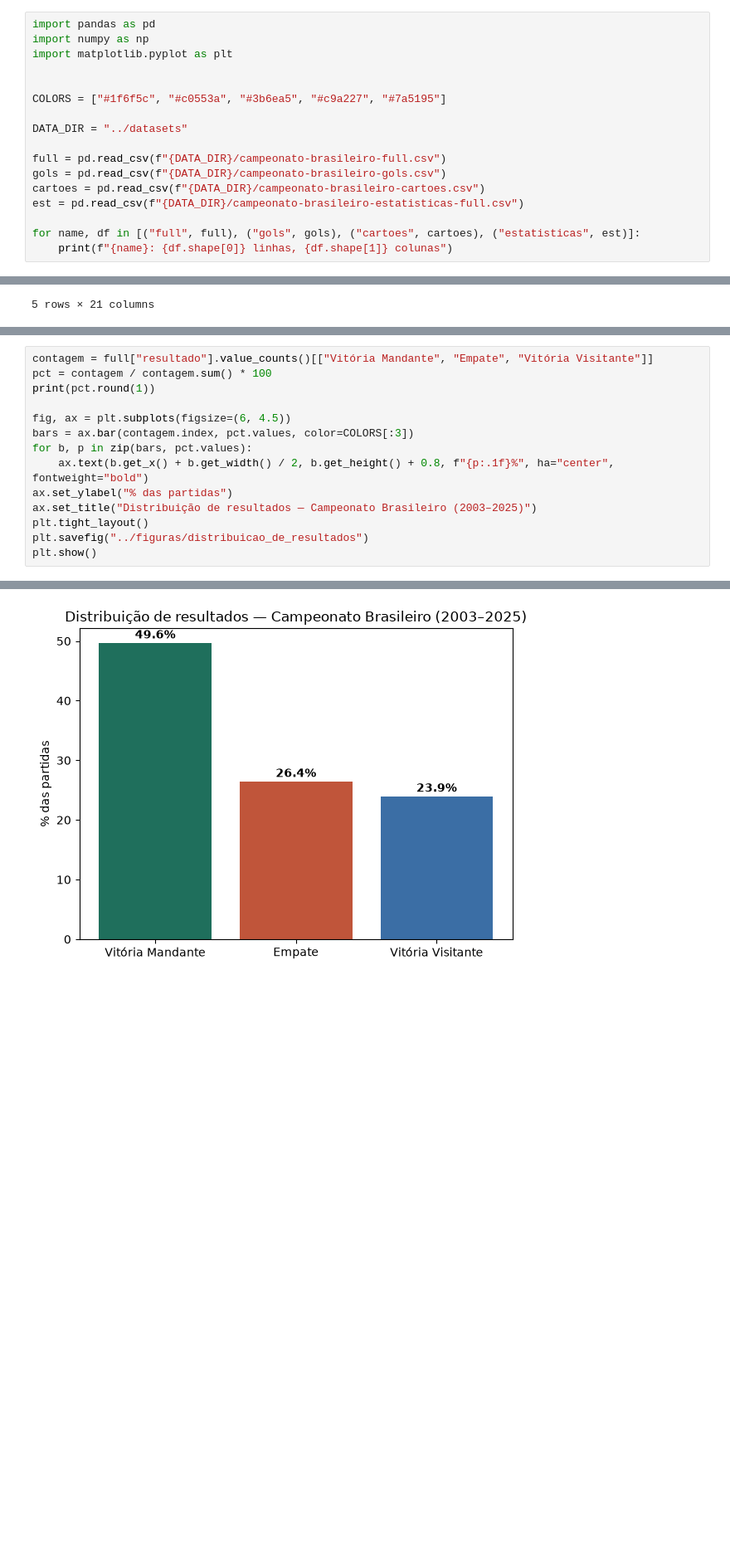
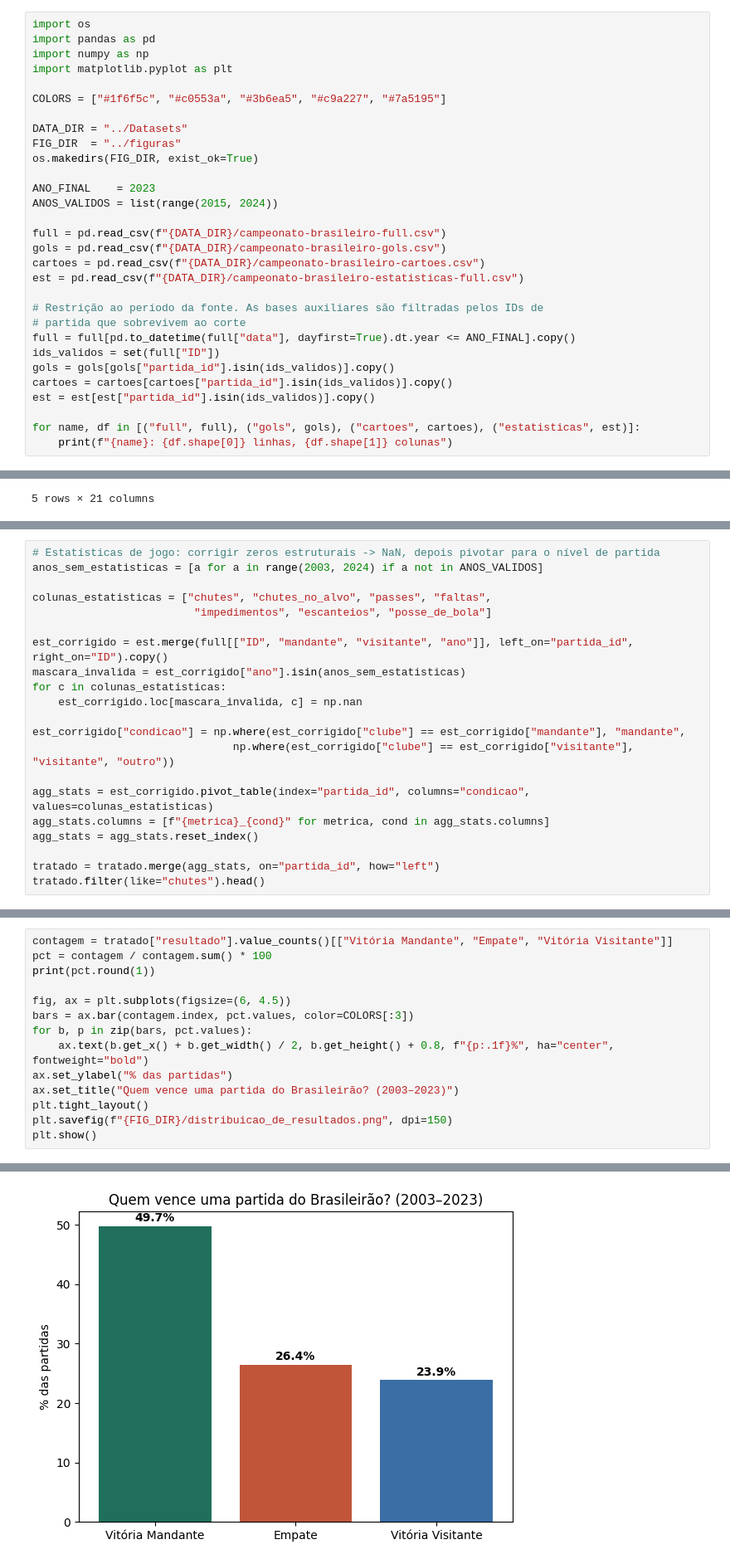
Before and after one commit to KIOliveira/T2-CienciaDeDados, a Jupyter notebook: notebooks/EDA.ipynb, the cells around one changed output, grey strips where cells are left out. Shown at 83% size. Cells and saved outputs as stored; diff of their text form; blank space fills up the shorter version.

```diff
--- a/notebooks/EDA.ipynb
+++ b/notebooks/EDA.ipynb
@@ -7,18 +15,31 @@ Este notebook carrega as 4 bases do projeto, faz a limpeza básica, e conduz a a
 # %%
+import os
 import pandas as pd
 import numpy as np
 import matplotlib.pyplot as plt
 
-
 COLORS = ["#1f6f5c", "#c0553a", "#3b6ea5", "#c9a227", "#7a5195"]
 
-DATA_DIR = "../datasets"
+DATA_DIR = "../Datasets"
+FIG_DIR  = "../figuras"
+os.makedirs(FIG_DIR, exist_ok=True)
+
+ANO_FINAL    = 2023
+ANOS_VALIDOS = list(range(2015, 2024))
 
 full = pd.read_csv(f"{DATA_DIR}/campeonato-brasileiro-full.csv")
 gols = pd.read_csv(f"{DATA_DIR}/campeonato-brasileiro-gols.csv")
 cartoes = pd.read_csv(f"{DATA_DIR}/campeonato-brasileiro-cartoes.csv")
 est = pd.read_csv(f"{DATA_DIR}/campeonato-brasileiro-estatisticas-full.csv")
 
+# Restrição ao período da fonte. As bases auxiliares são filtradas pelos IDs de
+# partida que sobrevivem ao corte
+full = full[pd.to_datetime(full["data"], dayfirst=True).dt.year <= ANO_FINAL].copy()
+ids_validos = set(full["ID"])
+gols = gols[gols["partida_id"].isin(ids_validos)].copy()
+cartoes = cartoes[cartoes["partida_id"].isin(ids_validos)].copy()
+est = est[est["partida_id"].isin(ids_validos)].copy()
+
 for name, df in [("full", full), ("gols", gols), ("cartoes", cartoes), ("estatisticas", est)]:
     print(f"{name}: {df.shape[0]} linhas, {df.shape[1]} colunas")
 # %% [output]
@@ -104,0 +241,21 @@ plt.show()
+# %%
+# Estatísticas de jogo: corrigir zeros estruturais -> NaN, depois pivotar para o nível de partida
+anos_sem_estatisticas = [a for a in range(2003, 2024) if a not in ANOS_VALIDOS]
+
+colunas_estatisticas = ["chutes", "chutes_no_alvo", "passes", "faltas",
+                         "impedimentos", "escanteios", "posse_de_bola"]
+
+est_corrigido = est.merge(full[["ID", "mandante", "visitante", "ano"]], left_on="partida_id", right_on="ID").copy()
+mascara_invalida = est_corrigido["ano"].isin(anos_sem_estatisticas)
+for c in colunas_estatisticas:
+    est_corrigido.loc[mascara_invalida, c] = np.nan
+
+est_corrigido["condicao"] = np.where(est_corrigido["clube"] == est_corrigido["mandante"], "mandante",
+                               np.where(est_corrigido["clube"] == est_corrigido["visitante"], "visitante", "outro"))
+
+agg_stats = est_corrigido.pivot_table(index="partida_id", columns="condicao", values=colunas_estatisticas)
+agg_stats.columns = [f"{metrica}_{cond}" for metrica, cond in agg_stats.columns]
+agg_stats = agg_stats.reset_index()
+
+tratado = tratado.merge(agg_stats, on="partida_id", how="left")
+tratado.filter(like="chutes").head()
@@ -107,5 +374,5 @@ plt.show()
 # %%
-contagem = full["resultado"].value_counts()[["Vitória Mandante", "Empate", "Vitória Visitante"]]
+contagem = tratado["resultado"].value_counts()[["Vitória Mandante", "Empate", "Vitória Visitante"]]
 pct = contagem / contagem.sum() * 100
 print(pct.round(1))
 
@@ -114,9 +381,9 @@ bars = ax.bar(contagem.index, pct.values, color=COLORS[:3])
 for b, p in zip(bars, pct.values):
     ax.text(b.get_x() + b.get_width() / 2, b.get_height() + 0.8, f"{p:.1f}%", ha="center", fontweight="bold")
 ax.set_ylabel("% das partidas")
-ax.set_title("Distribuição de resultados — Campeonato Brasileiro (2003–2025)")
+ax.set_title("Quem vence uma partida do Brasileirão? (2003–2023)")
 plt.tight_layout()
-plt.savefig("../figuras/distribuicao_de_resultados")
+plt.savefig(f"{FIG_DIR}/distribuicao_de_resultados.png", dpi=150)
 plt.show()
 # %% [output]
 resultado
@@ -124,5 +391,5 @@ Vitória Mandante     49.6
 Empate               26.4
 Vitória Visitante    23.9
 Name: count, dtype: float64
-[figure, old version]
+[figure, new version]
 # %%
```
Also changed, not shown: parts of 51 cells of this notebook.
